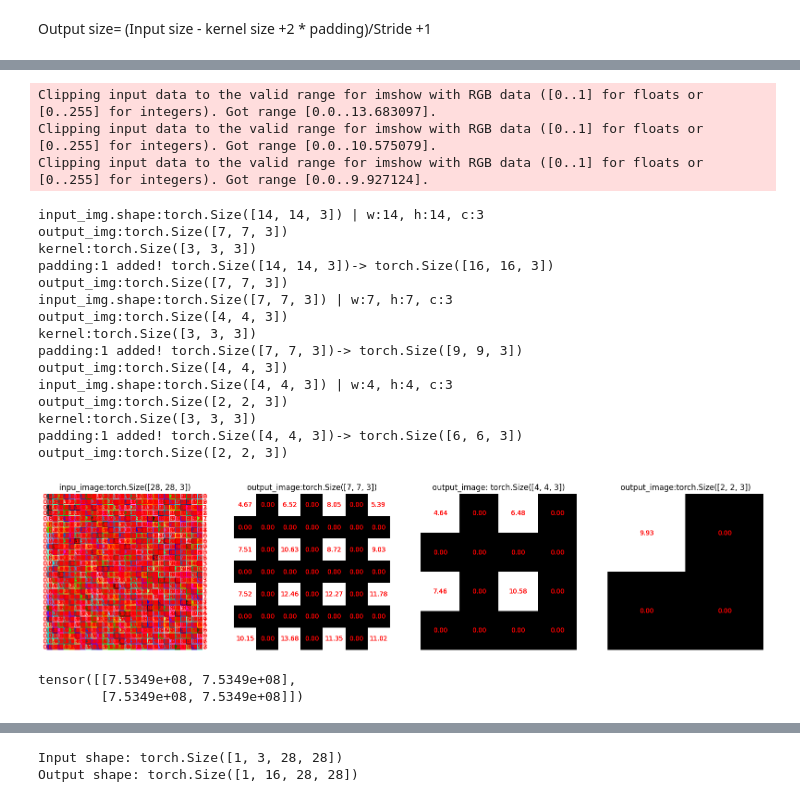
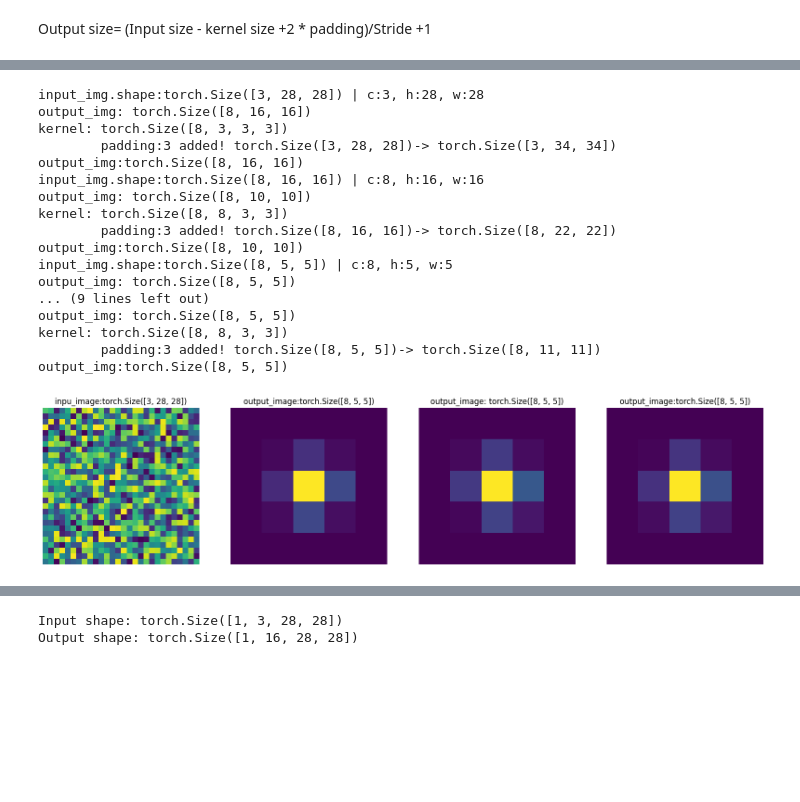
Before and after one commit to mzohaibnasir/fromScratch, a Jupyter notebook: 04_CNNfromScratch/main.ipynb, the cells around one changed output, grey strips where cells are left out. Cells and saved outputs as stored; diff of their text form; code cells hidden in the pictures; blank space fills up the shorter version.

```diff
--- a/04_CNNfromScratch/main.ipynb
+++ b/04_CNNfromScratch/main.ipynb
@@ -532,5 +516,4 @@ torch.Size([14, 14, 3])
 # %%
-
 
 # output_image = convolve(output_image, kernel_size, padding, stride)
 # output_image = convolve(output_image, kernel_size, padding, stride)
@@ -540,71 +523,77 @@ import matplotlib.pyplot as plt
 import numpy as np
 # Create a figure with a 3x1 grid of subplots
 fig, axes = plt.subplots(1, 4, figsize=(20, 5))
+pool_size = 2
 
-# output_image = convolve(output_image, kernel_size, padding, stride)
+output_image = convolve(input_img, kernel_size, padding, stride, in_channels, out_channels)
+in_channels = 8
+output_image = convolve(output_image, kernel_size, padding, stride, in_channels, out_channels)
+output_image = max_pooling(output_image, pool_size=pool_size, stride=pool_size)
+
+output_image = convolve(output_image, kernel_size, padding, stride, in_channels, out_channels)
+output_image = convolve(output_image, kernel_size, padding, stride, in_channels, out_channels)
+output_image = convolve(output_image, kernel_size, padding, stride, in_channels, out_channels)
+
+
 
 
 
 # Plot the sliced input image
 axes[0].set_title(f'inpu_image:{input_img.shape}')
-axes[0].imshow(input_img)
+axes[0].imshow(input_img.permute(1,2,0)[:,:,0])
 axes[0].axis('off')
 display_values(axes[0], input_img)
 
 
 
-output_image = convolve(output_image, kernel_size, padding, stride)
+
+
+# output_image = convolve(output_image, kernel_size, padding, stride, in_channels, out_channels)
 
 # Plot the kernel image
 axes[1].set_title(f'output_image:{output_image.shape}')
-axes[1].imshow(output_image)
+axes[1].imshow(output_image.permute(1,2,0)[:,:,1])
 axes[1].axis('off')
 display_values(axes[1], output_image)
 
 # Plot the convolved result
-output_image = convolve(output_image, kernel_size, padding, stride)
+# output_image = convolve(output_image, kernel_size, padding, stride, in_channels, out_channels)
 
 # convolved = o[:3, :3] @ cv.kernel
 axes[2].set_title(f'output_image: {output_image.shape}')
-axes[2].imshow(output_image)
+axes[2].imshow(output_image.permute(1,2,0)[:,:,5])
 axes[2].axis('off')
 display_values(axes[2], output_image)
 
 # Show the plots
-output_image = convolve(output_image, kernel_size, padding, stride)
+# output_image = convolve(output_image, kernel_size, padding, stride, in_channels, out_channels)
 
 axes[3].set_title(f'output_image:{output_image.shape}')
-axes[3].imshow(output_image)
+axes[3].imshow(output_image.permute(1,2,0)[:,:,7])
 axes[3].axis('off')
 display_values(axes[3], output_image)
 
 # Show the plots
 plt.show()
 
 # Perform the convolution operation (assuming cv.convolve() modifies or uses the attributes appropriately)
 # cv.convolve()
 # %% [output]
-Clipping input data to the valid range for imshow with RGB data ([0..1] for floats or [0..255] for integers). Got range [0.0..13.683097].
-Clipping input data to the valid range for imshow with RGB data ([0..1] for floats or [0..255] for integers). Got range [0.0..10.575079].
-Clipping input data to the valid range for imshow with RGB data ([0..1] for floats or [0..255] for integers). Got range [0.0..9.927124].
+input_img.shape:torch.Size([3, 28, 28]) | c:3, h:28, w:28
+output_img: torch.Size([8, 16, 16])
+kernel: torch.Size([8, 3, 3, 3])
+        padding:3 added! torch.Size([3, 28, 28])-> torch.Size([3, 34, 34])
+output_img:torch.Size([8, 16, 16])
+input_img.shape:torch.Size([8, 16, 16]) | c:8, h:16, w:16
+output_img: torch.Size([8, 10, 10])
+kernel: torch.Size([8, 8, 3, 3])
+        padding:3 added! torch.Size([8, 16, 16])-> torch.Size([8, 22, 22])
+output_img:torch.Size([8, 10, 10])
+input_img.shape:torch.Size([8, 5, 5]) | c:8, h:5, w:5
+output_img: torch.Size([8, 5, 5])
+... (9 lines left out)
+output_img: torch.Size([8, 5, 5])
+kernel: torch.Size([8, 8, 3, 3])
+        padding:3 added! torch.Size([8, 5, 5])-> torch.Size([8, 11, 11])
+output_img:torch.Size([8, 5, 5])
-input_img.shape:torch.Size([14, 14, 3]) | w:14, h:14, c:3
-output_img:torch.Size([7, 7, 3])
-kernel:torch.Size([3, 3, 3])
-padding:1 added! torch.Size([14, 14, 3])-> torch.Size([16, 16, 3])
-output_img:torch.Size([7, 7, 3])
-input_img.shape:torch.Size([7, 7, 3]) | w:7, h:7, c:3
-output_img:torch.Size([4, 4, 3])
-kernel:torch.Size([3, 3, 3])
-padding:1 added! torch.Size([7, 7, 3])-> torch.Size([9, 9, 3])
-output_img:torch.Size([4, 4, 3])
-input_img.shape:torch.Size([4, 4, 3]) | w:4, h:4, c:3
-output_img:torch.Size([2, 2, 3])
-kernel:torch.Size([3, 3, 3])
-padding:1 added! torch.Size([4, 4, 3])-> torch.Size([6, 6, 3])
-output_img:torch.Size([2, 2, 3])
-[figure, old version]
+[figure, new version]
-# %%
-output_image[:2,:2]
-# %% [output]
-tensor([[7.5349e+08, 7.5349e+08],
-        [7.5349e+08, 7.5349e+08]])
```
Also changed, not shown: parts of 26 cells of this notebook.
